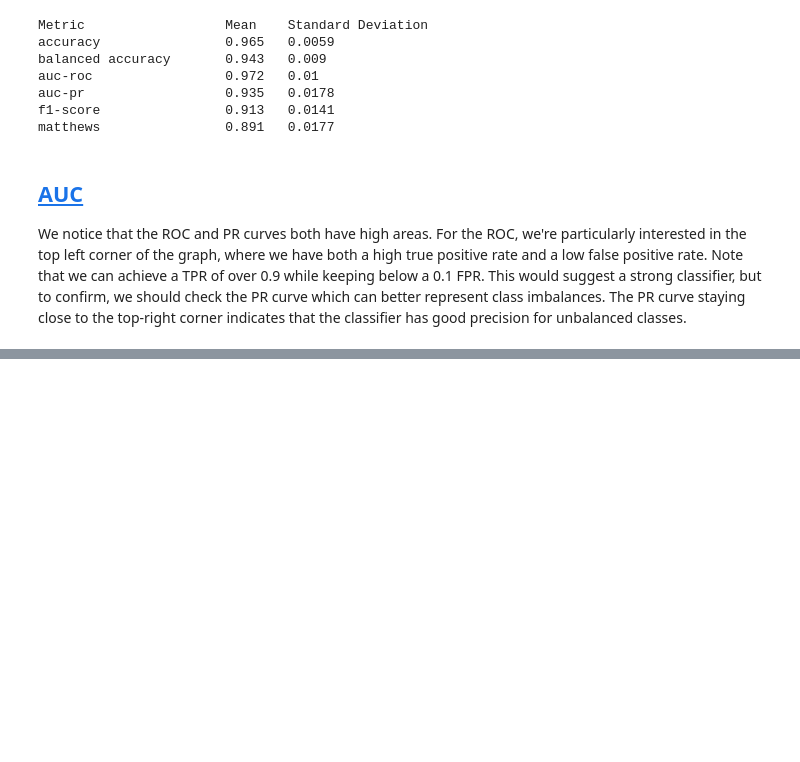
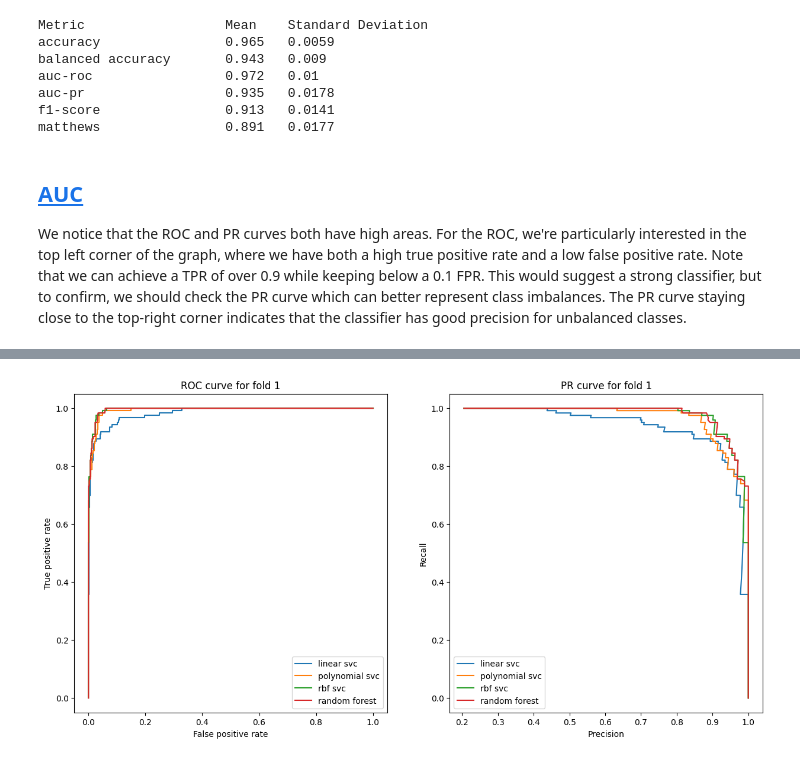
Before and after one commit to gblawrence03/CS909-materials, a Jupyter notebook: 2025/A1/assignment.ipynb, the cells around one changed output, grey strips where cells are left out. Drawn from its saved outputs; the diff is of its cells as text; code cells hidden in the pictures; blank space fills up the shorter version.

```diff
--- a/2025/A1/assignment.ipynb
+++ b/2025/A1/assignment.ipynb
@@ -208,0 +335,7 @@ We notice that the ROC and PR curves both have high areas. For the ROC, we're pa
+# %%
+parameters = {'kernel': ['rbf'], 'C': np.linspace(0.5, 5, 10), 'gamma': np.linspace(0.001, 0.01, 10)}
+scoring = ['accuracy', 'balanced_accuracy', 'roc_auc', 'average_precision']
+clf = GridSearchCV(svc, parameters, cv=StratifiedKFold(n_splits=5), refit=False, scoring=scoring)
+
+pipeline = make_pipeline(StandardScaler(), clf)
+pipeline.fit(X_train, Y_train) #warning: takes a few minutes to run
@@ -208,0 +383,9 @@ We notice that the ROC and PR curves both have high areas. For the ROC, we're pa
+# %%
+rf = RandomForestClassifier()
+
+parameters = {'criterion': ['gini', 'entropy', 'log_loss'], 'max_depth': [10, 20, 30, 40, 50], 'n_estimators': [10, 50, 100, 250]}
+scoring = ['accuracy', 'balanced_accuracy', 'roc_auc', 'average_precision']
+clf = GridSearchCV(rf, parameters, cv=StratifiedKFold(n_splits=5), refit=False, scoring=scoring)
+
+pipeline = make_pipeline(StandardScaler(), clf)
+pipeline.fit(X_train, Y_train) #warning: takes a few minutes to run
@@ -208,0 +435,65 @@ We notice that the ROC and PR curves both have high areas. For the ROC, we're pa
+# %%
+skf = StratifiedKFold(n_splits=5)
+svc_linear = SVC(kernel='linear', probability=True)
+svc_poly = SVC(kernel='poly', C=1.0, degree=3, probability=True)
+svc_rbf = SVC(kernel='rbf', C=3.5, gamma=0.002, probability=True)
+rf = RandomForestClassifier(criterion='gini', max_depth=20, n_estimators=250)
+
+classifiers = {svc_linear: 'linear svc', svc_poly: 'polynomial svc', svc_rbf: 'rbf svc', rf: 'random forest'}
+
+metrics = {model: {'accuracy': 0, 'balanced_accuracy': 0, 'auc_roc': 0, 'auc_pr': 0} for model in classifiers.values()}
+
+accuracies = []
+balanced_accuracies = []
+auc_rocs = []
+auc_prs = []
+
+plt.figure(figsize=[15, 7])
+
+for i, (train_idx, test_idx) in enumerate(skf.split(X_train, Y_train)):
+    Xtr, Ytr = X_train[train_idx], Y_train[train_idx]
+    Xval, Yval = X_train[test_idx], Y_train[test_idx]
+
+    scaler = StandardScaler()
+    scaler.fit(Xtr)
+    Xtr = scaler.transform(Xtr)
+    Xval = scaler.transform(Xval)
+
+    for model, modelname in classifiers.items():
+        model.fit(Xtr, Ytr)
+        Y_pred = model.predict(Xval)
+        accuracy = (Y_pred==Yval).sum() / Yval.shape[0]
+        balanced_accuracy = balanced_accuracy_score(Yval,Y_pred)
+        Y_scores = model.predict_proba(Xval)
+        fpr, tpr, thresholds = roc_curve(Yval, Y_scores[:, 1])
+        precision, recall, thresholds = precision_recall_curve(Yval, Y_scores[:, 1])
+
+        auc_roc = roc_auc_score(Yval, Y_scores[:, 1])
+        auc_pr = average_precision_score(Yval, Y_scores[:, 1])
+
+        metrics[modelname]['accuracy'] += accuracy / 5
+        metrics[modelname]['balanced_accuracy'] += balanced_accuracy / 5
+        metrics[modelname]['auc_roc'] += auc_roc / 5
+        metrics[modelname]['auc_pr'] += auc_pr / 5
+
+        if i == 1: # plot the roc and pr curves for the first fold
+            plt.subplot(1, 2, 1)
+            plt.plot(fpr, tpr, label=modelname)
+            plt.title("ROC curve for fold 1")
+            plt.xlabel("False positive rate")
+            plt.ylabel("True positive rate")
+            plt.legend()
+            plt.subplot(1, 2, 2)
+            plt.plot(precision, recall, label=modelname)
+            plt.title("PR curve for fold 1")
+            plt.xlabel("Precision")
+            plt.ylabel("Recall")
+            plt.legend()
+
+    if i == 1:
+        plt.show()
+
+df = pd.DataFrame.from_dict(metrics)
+df
+# %% [output]
+[figure, added]
```
Also changed, not shown: parts of 24 cells of this notebook.
